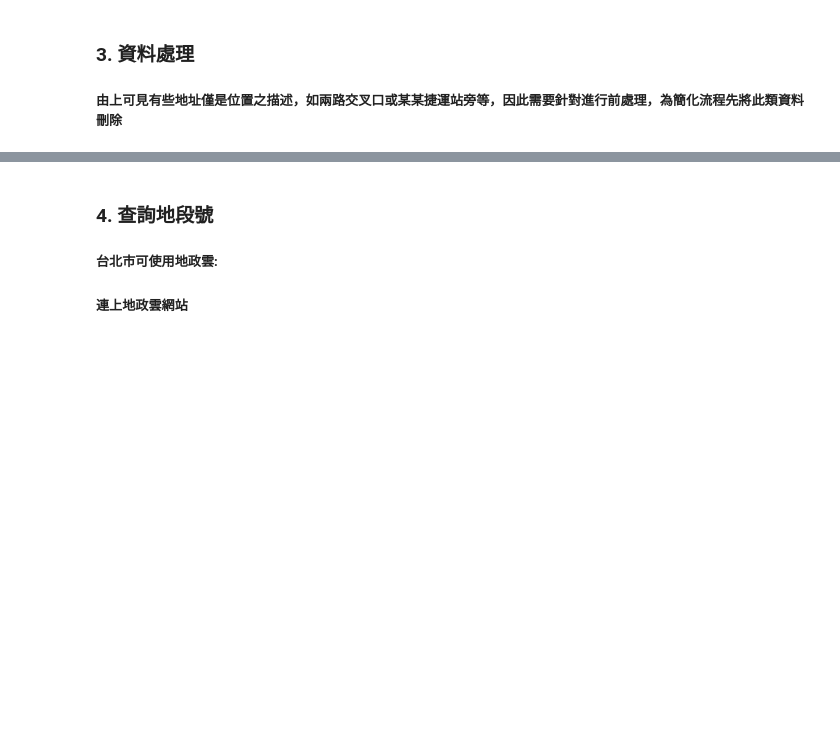
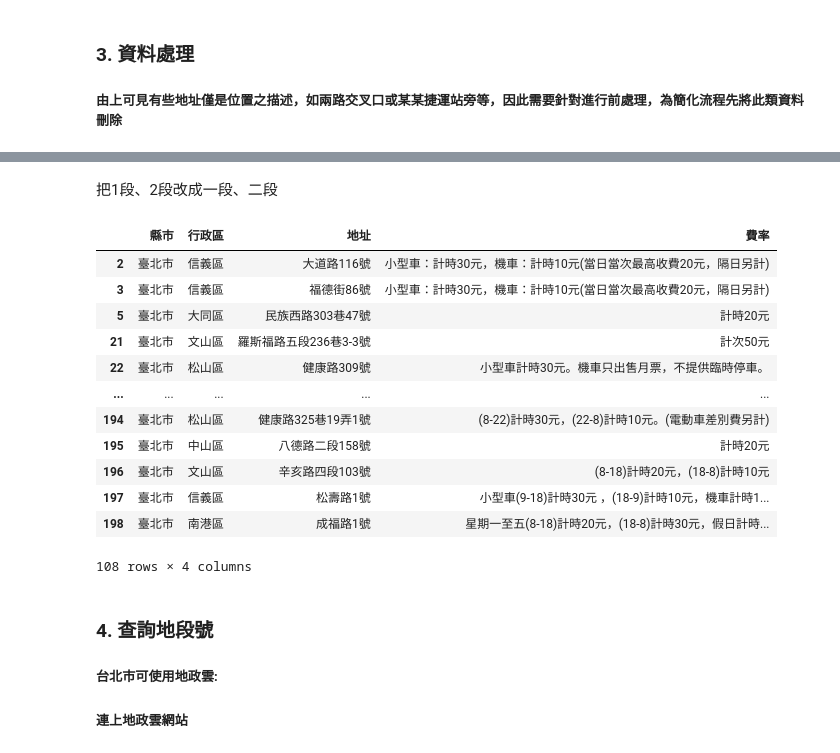
Before and after one commit to yctsaiyc/parkinglot, a Jupyter notebook: parkinglot.ipynb, the cells around one changed output, grey strips where cells are left out. Saved outputs shown, nothing was run; the diff lists cells and outputs as text; code cells hidden in the pictures; blank space fills up the shorter version.

```diff
--- a/parkinglot.ipynb
+++ b/parkinglot.ipynb
@@ -104,3 +117,26 @@ with pd.option_context('display.max_rows', None,
+# %% [markdown]
+把1段、2段改成一段、二段
+# %%
+num2cn = {'1段':'一段', '2段':'二段', '3段':'三段', '4段':'四段', '5段':'五段', '6段':'六段', '7段':'七段', '8段':'八段'}
+
+for idx, row in df.iterrows():
+    for key in num2cn:
+        df['地址'][idx] = df['地址'][idx].replace(key, num2cn[key])
+df
+# %% [output]
+|  | 縣市 | 行政區 | 地址 | 費率 |
+| 2 | 臺北市 | 信義區 | 大道路116號 | 小型車：計時30元，機車：計時10元(當日當次最高收費20元，隔日另計) |
+| 3 | 臺北市 | 信義區 | 福德街86號 | 小型車：計時30元，機車：計時10元(當日當次最高收費20元，隔日另計) |
+| 5 | 臺北市 | 大同區 | 民族西路303巷47號 | 計時20元 |
+| 21 | 臺北市 | 文山區 | 羅斯福路五段236巷3-3號 | 計次50元 |
+| 22 | 臺北市 | 松山區 | 健康路309號 | 小型車計時30元。機車只出售月票，不提供臨時停車。 |
+| ... | ... | ... | ... | ... |
+| 194 | 臺北市 | 松山區 | 健康路325巷19弄1號 | (8-22)計時30元，(22-8)計時10元。(電動車差別費另計) |
+| 195 | 臺北市 | 中山區 | 八德路二段158號 | 計時20元 |
+| 196 | 臺北市 | 文山區 | 辛亥路四段103號 | (8-18)計時20元，(18-8)計時10元 |
+| 197 | 臺北市 | 信義區 | 松壽路1號 | 小型車(9-18)計時30元 ，(18-9)計時10元，機車計時1... |
+| 198 | 臺北市 | 南港區 | 成福路1號 | 星期一至五(8-18)計時20元，(18-8)計時30元，假日計時... |
+108 rows × 4 columns
 # %% [markdown]
 ### 4. 查詢地段號
 ##### 台北市可使用地政雲:
```
Also changed, not shown: parts of 3 cells of this notebook.
